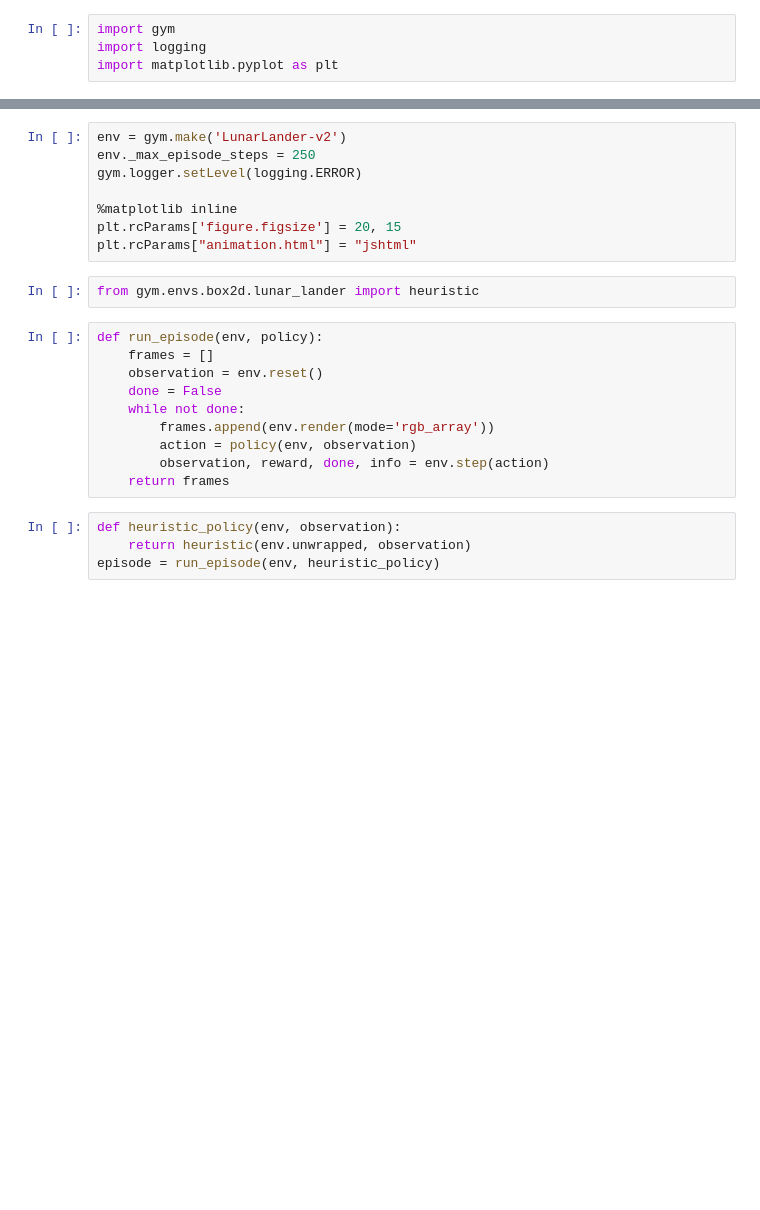
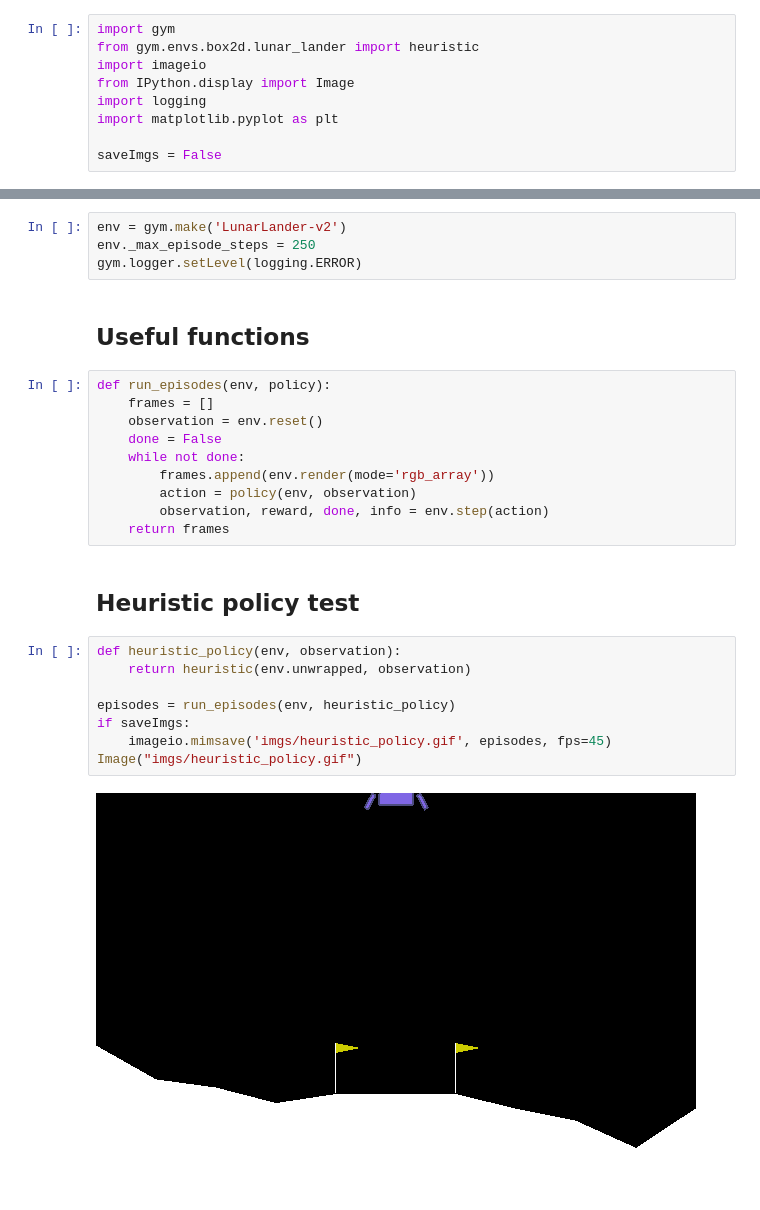
Before and after one commit to Apiquet/Reinforcement_learning, a Jupyter notebook: test_nn.ipynb, the cells around one changed output, grey strips where cells are left out. Drawn from its saved outputs; the diff is of its cells as text; blank space fills up the shorter version.

Commit message:
[DEV][ENV] Get agent visualization

```diff
--- a/test_nn.ipynb
+++ b/test_nn.ipynb
@@ -1,4 +3,9 @@
 # %%
 import gym
+from gym.envs.box2d.lunar_lander import heuristic
+import imageio
+from IPython.display import Image
 import logging
 import matplotlib.pyplot as plt
+
+saveImgs = False
@@ -6,14 +15,10 @@ import matplotlib.pyplot as plt
 env = gym.make('LunarLander-v2')
 env._max_episode_steps = 250
 gym.logger.setLevel(logging.ERROR)
-
-%matplotlib inline
-plt.rcParams['figure.figsize'] = 20, 15
-plt.rcParams["animation.html"] = "jshtml"
-# %%
-from gym.envs.box2d.lunar_lander import heuristic
+# %% [markdown]
+## Useful functions
 # %%
-def run_episode(env, policy):
+def run_episodes(env, policy):
     frames = []
     observation = env.reset()
     done = False
@@ -22,7 +27,15 @@ def run_episode(env, policy):
         action = policy(env, observation)
         observation, reward, done, info = env.step(action)
     return frames
+# %% [markdown]
+## Heuristic policy test
 # %%
 def heuristic_policy(env, observation):
     return heuristic(env.unwrapped, observation)
-episode = run_episode(env, heuristic_policy)
+
+episodes = run_episodes(env, heuristic_policy)
+if saveImgs:
+    imageio.mimsave('imgs/heuristic_policy.gif', episodes, fps=45)
+Image("imgs/heuristic_policy.gif")
+# %% [output]
+[figure, added]
```
Also changed, not shown: parts of 4 cells of this notebook.
